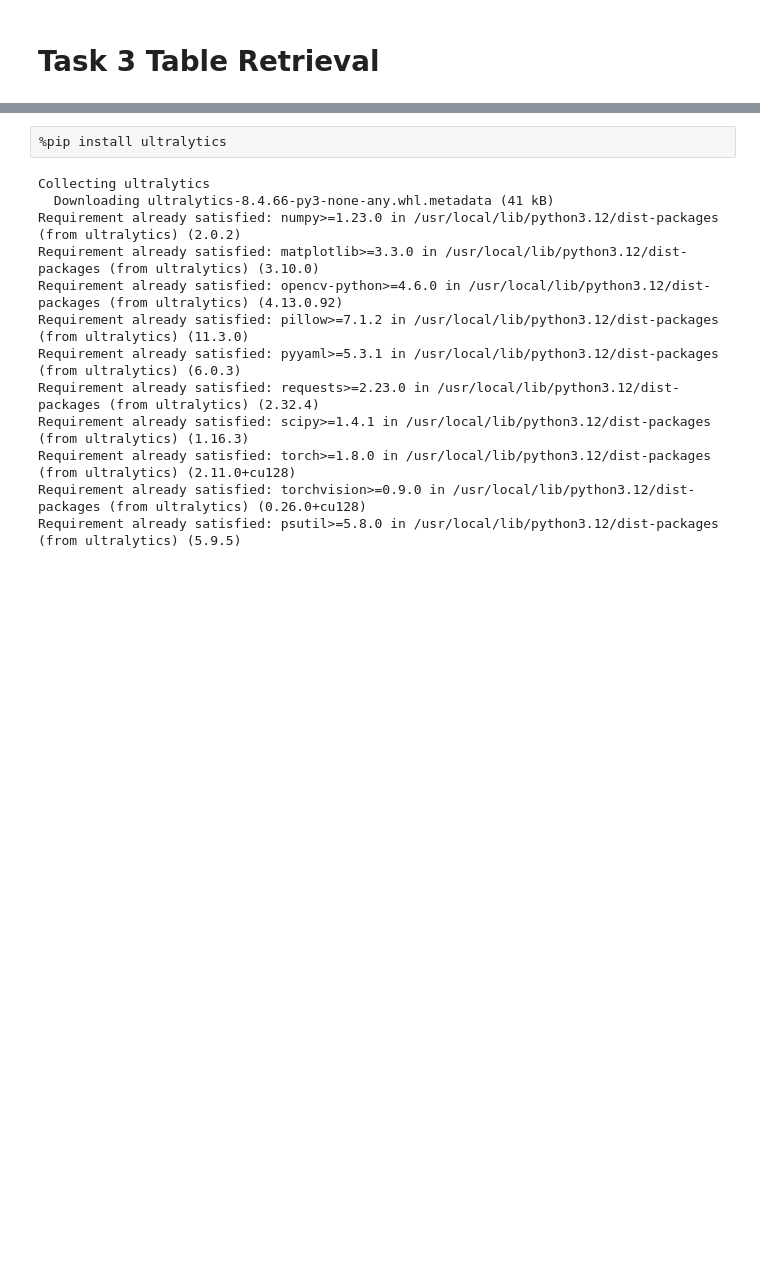
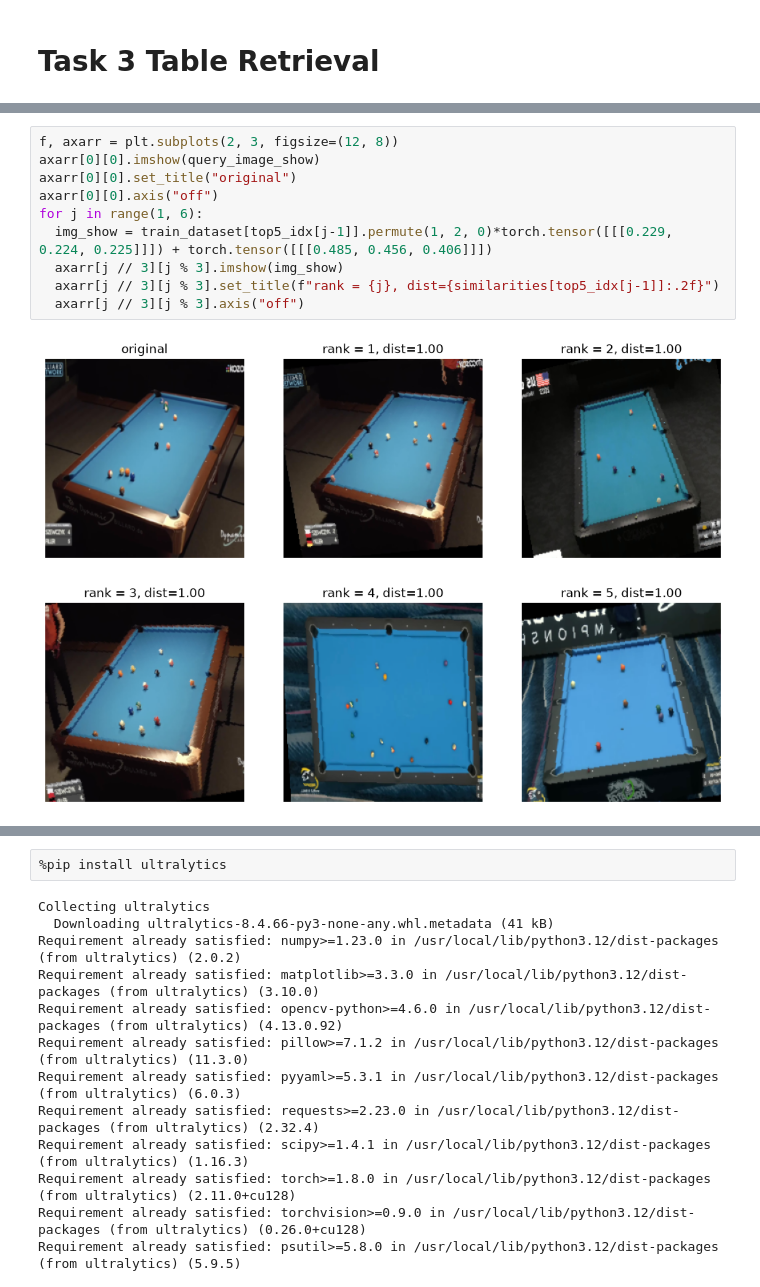
Before and after one commit to Proenca13/CV_PROJECT_1, a Jupyter notebook: image_retrieval.ipynb, the cells around one changed output, grey strips where cells are left out. Drawn from its saved outputs; the diff is of its cells as text; blank space fills up the shorter version.

```diff
--- a/graph_image_retrieval.ipynb
+++ b/image_retrieval.ipynb
@@ -3 +116,13 @@
+# %%
+f, axarr = plt.subplots(2, 3, figsize=(12, 8))
+axarr[0][0].imshow(query_image_show)
+axarr[0][0].set_title("original")
+axarr[0][0].axis("off")
+for j in range(1, 6):
+  img_show = train_dataset[top5_idx[j-1]].permute(1, 2, 0)*torch.tensor([[[0.229, 0.224, 0.225]]]) + torch.tensor([[[0.485, 0.456, 0.406]]])
+  axarr[j // 3][j % 3].imshow(img_show)
+  axarr[j // 3][j % 3].set_title(f"rank = {j}, dist={similarities[top5_idx[j-1]]:.2f}")
+  axarr[j // 3][j % 3].axis("off")
+# %% [output]
+[figure, added]
 # %% [markdown]
```
Also changed, not shown: parts of 8 cells of this notebook.
